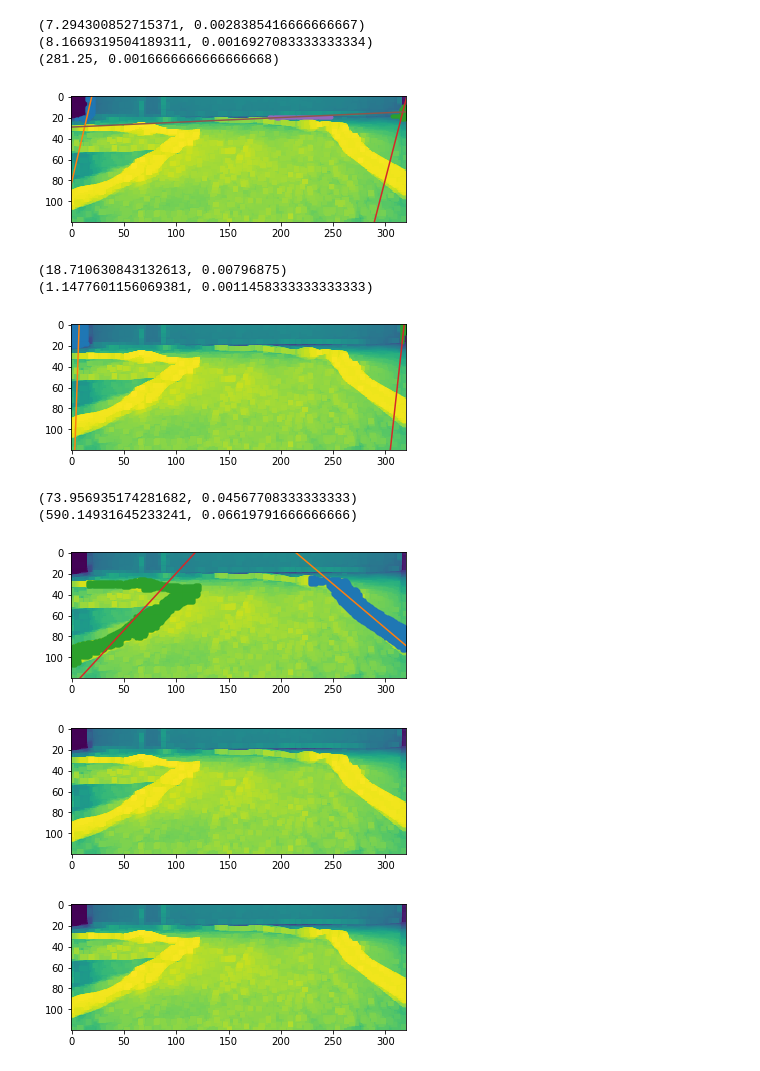
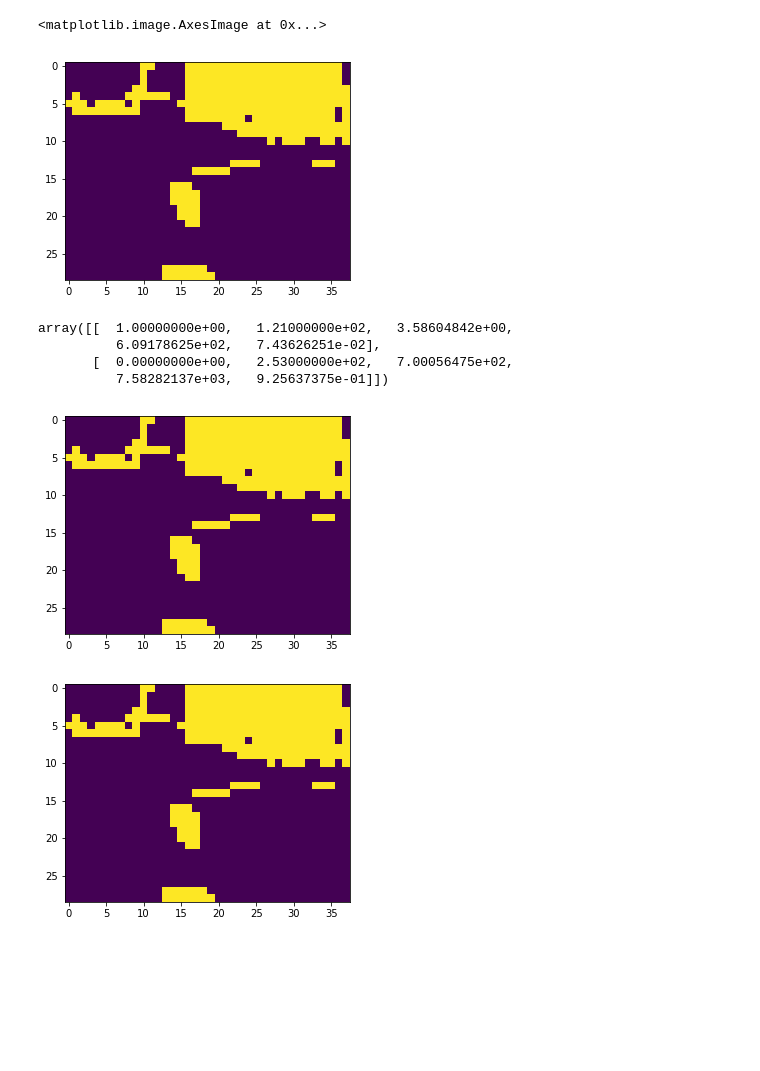
Before and after one commit to javisantana/huracan_rc_car, a Jupyter notebook: notebooks/color quant.ipynb, the cells around one changed output. Saved outputs shown, nothing was run; the diff lists cells and outputs as text; code cells hidden in the pictures; blank space fills up the shorter version.

Commit message:
improved code to detect lines

```diff
--- a/notebooks/color quant.ipynb
+++ b/notebooks/color quant.ipynb
@@ -11,11 +12,13 @@ from scipy.signal import argrelextrema
 # %%
 if 1:
-    im = ndimage.imread('00.jpg', mode='L')
-    im = ndimage.zoom(im[:im.shape[0]/2,:], 0.5)
-    im = ndimage.filters.maximum_filter(im, size=(5,5))
+    im = ndimage.imread('0000.jpg', mode='L')
+    #im = ndimage.zoom(im[im.shape[0]//3:,:], 1.0)
+    #im = ndimage.zoom(im, 0.5)
+    #im = ndimage.filters.maximum_filter(im, size=(5,5))
+    im = ndimage.median_filter(im, 1)
 else:
-    im = ndimage.imread('real.png', mode='L')
-    im = ndimage.zoom(im[im.shape[0]/2 + im.shape[0]/10:im.shape[0] - im.shape[0]/10,:], 0.9)
+    im = ndimage.imread('real.jpg', mode='L')
+    im = ndimage.zoom(im[im.shape[0]//2 + im.shape[0]//10:im.shape[0] - im.shape[0]//10,:], 0.9)
 
 plt.imshow(im)
 # %% [output]
@@ -78,3 +93,15 @@ maximums, paletted = calculate_colors(im)
+# %%
+plt.imshow(ndimage.zoom(paletted, 0.3))
+# %% [output]
+<matplotlib.image.AxesImage at 0x...>
+[figure, added]
+# %%
+maximums
+# %% [output]
+array([[  1.00000000e+00,   1.21000000e+02,   3.58604842e+00,
+          6.09178625e+02,   7.43626251e-02],
+       [  0.00000000e+00,   2.53000000e+02,   7.00056475e+02,
+          7.58282137e+03,   9.25637375e-01]])
 # %%
 def extract_lines(image, color_index, plot=None):
     x, y = np.where(image == color_index)
@@ -82,9 +109,9 @@ def extract_lines(image, color_index, plot=None):
     if X.size == 0 or X.shape[0] > image.size * 0.2:
         return []
     try:
-        db = DBSCAN(eps=5, min_samples=10).fit(X)
+        db = DBSCAN(eps=2, min_samples=3).fit(X)
     except ValueError:
-        print X
+        print(X)
     labels = db.labels_
 
     # Number of clusters in labels, ignoring noise if present.
@@ -107,16 +134,17 @@ def extract_lines(image, color_index, plot=None):
           xx = np.poly1d(pfd)
           err = (xx(x[:,0]) - x[:,1]).var()
           weight = float(x.shape[0])/im.size
-          if weight > 0.0005:
-              pol.append((x, pfd, err, weight))
+          if weight > 0.000005:
+              pol.append((x, pfd, err, weight, bbox))
 
       except ValueError:
-          print x
+          print(x)
 
 
     if plot:
-        xp = np.linspace(0, image.shape[0] , 100)
-        for c, po, err, weight in pol:
+
+        for c, po, err, weight, bbox in pol:
+           xp = np.linspace(bbox[0], bbox[1] , 100)
            p = np.poly1d(po)
            _ = plot.plot(c[:,1], c[:, 0], '.', p(xp), xp, '-')
 
@@ -125,25 +153,20 @@ def extract_lines(image, color_index, plot=None):
 # %%
 #plt.figure(figsize=(7,4*maximums.size))
 
+#fig, ax = plt.subplots()
+ax = plt
+plt.figure()
+final_image = ndimage.zoom(paletted, 0.3)
+#paletted = ndimage.zoom(paletted, 0.3)
 for i, x in enumerate(maximums[:,0]):
-    fig, ax = plt.subplots()
-    ax.imshow(im)
+    ax.imshow(final_image)
     #ax.imshow(np.random.random((10,10)))
     ax.autoscale(False)
-    pols = extract_lines(paletted, x, plot=ax)
+    pols = extract_lines(final_image, x, plot=ax)
     for x in pols:
-        print x[2:]
+        print (x[2:])
     plt.show()
+plt.show()
 # %% [output]
-(7.294300852715371, 0.0028385416666666667)
-(8.1669319504189311, 0.0016927083333333334)
-(281.25, 0.0016666666666666668)
-[figure, old version]
+[figure, new version]
-(18.710630843132613, 0.00796875)
-(1.1477601156069381, 0.0011458333333333333)
-[figure, old version]
+[figure, new version]
-(73.956935174281682, 0.04567708333333333)
-(590.14931645233241, 0.06619791666666666)
-[figure, removed]
-[figure, removed]
-[figure, removed]
```
Also changed, not shown: parts of 3 cells of this notebook, 3 other files.
